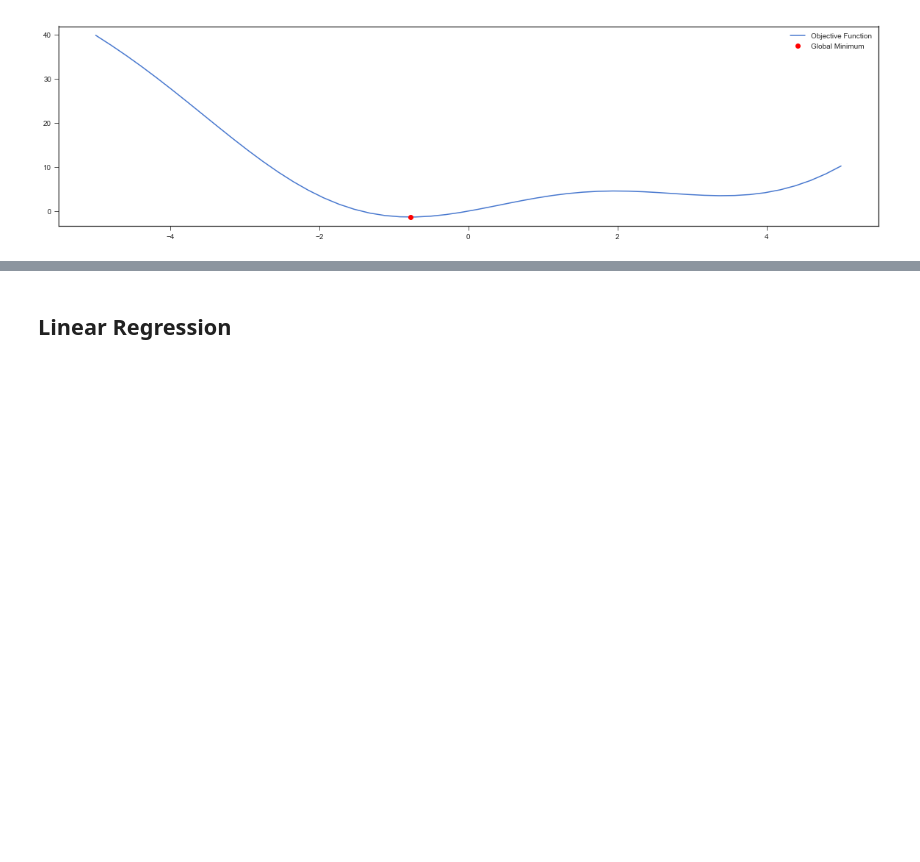
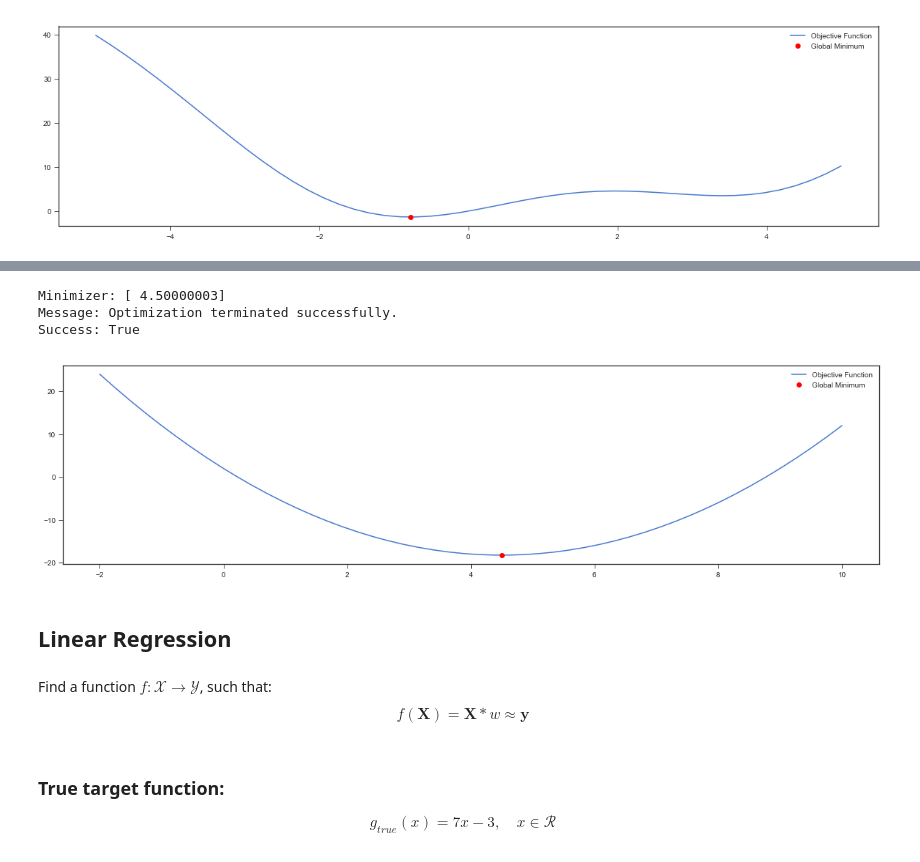
Before and after one commit to Imperial-College-Data-Science-Society/Scientific-Python, a Jupyter notebook: draft_SciPy.ipynb, the cells around one changed output, grey strips where cells are left out. Cells and saved outputs as stored; diff of their text form; code cells hidden in the pictures; blank space fills up the shorter version.

```diff
--- a/draft_SciPy.ipynb
+++ b/draft_SciPy.ipynb
@@ -25,8 +29,6 @@ $$f(x) = x^{2} - 2x + 5sin(x)$$
 def f(x):
     return x**2 - 2*x + 5*np.sin(x)
 # %%
-# optimization package
-from scipy.optimize import minimize
 """
 `minimize(fun, x0, method, tol)`:
 
@@ -59,8 +61,8 @@ print("Message:", result.message)
 print("Success:", result.success)
 
 # visualization
-x = np.linspace(-5, 5)
-plt.plot(x, f(x), label='Objective Function')
+t = np.linspace(-5, 5)
+plt.plot(t, f(t), label='Objective Function')
 plt.plot(result.x, f(result.x), 'ro', label='Global Minimum')
 plt.legend();
 # %% [output]
@@ -71,2 +80,22 @@ Success: True
+# %%
+def h(x):
+    return 2 - 9*x + x**2
+
+_result = minimize(fun=h, x0=np.random.randn())
+# report
+print("Minimizer:", _result.x)
+print("Message:", _result.message)
+print("Success:", _result.success)
+
+# visualization
+_t = np.linspace(-2, 10)
+plt.plot(_t, h(_t), label='Objective Function')
+plt.plot(_result.x, h(_result.x), 'ro', label='Global Minimum')
+plt.legend();
+# %% [output]
+Minimizer: [ 4.50000003]
+Message: Optimization terminated successfully.
+Success: True
+[figure, added]
 # %% [markdown]
 ## Linear Regression
@@ -75,0 +102,6 @@ from scipy.optimize import minimize
+# %% [markdown]
+Find a function $f: \mathcal{X} \rightarrow \mathcal{Y}$, such that:
+$$f(\mathbf{X}) = \mathbf{X} * w \approx \mathbf{y}$$
+# %% [markdown]
+### True target function:
+$$g_{true}(x) = 7x - 3, \quad x \in \mathcal{R}$$
```
Also changed, not shown: parts of 21 cells of this notebook.
